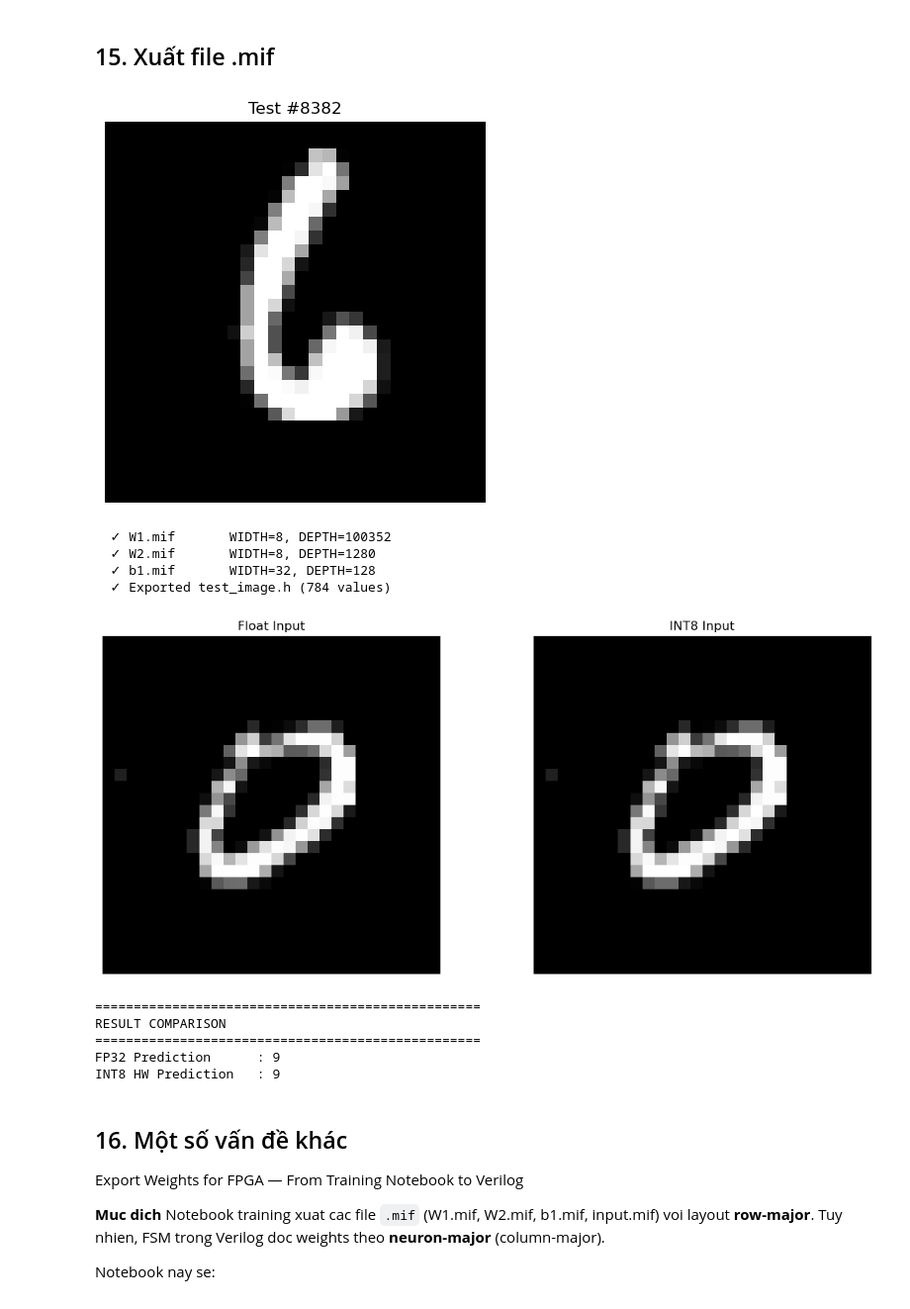
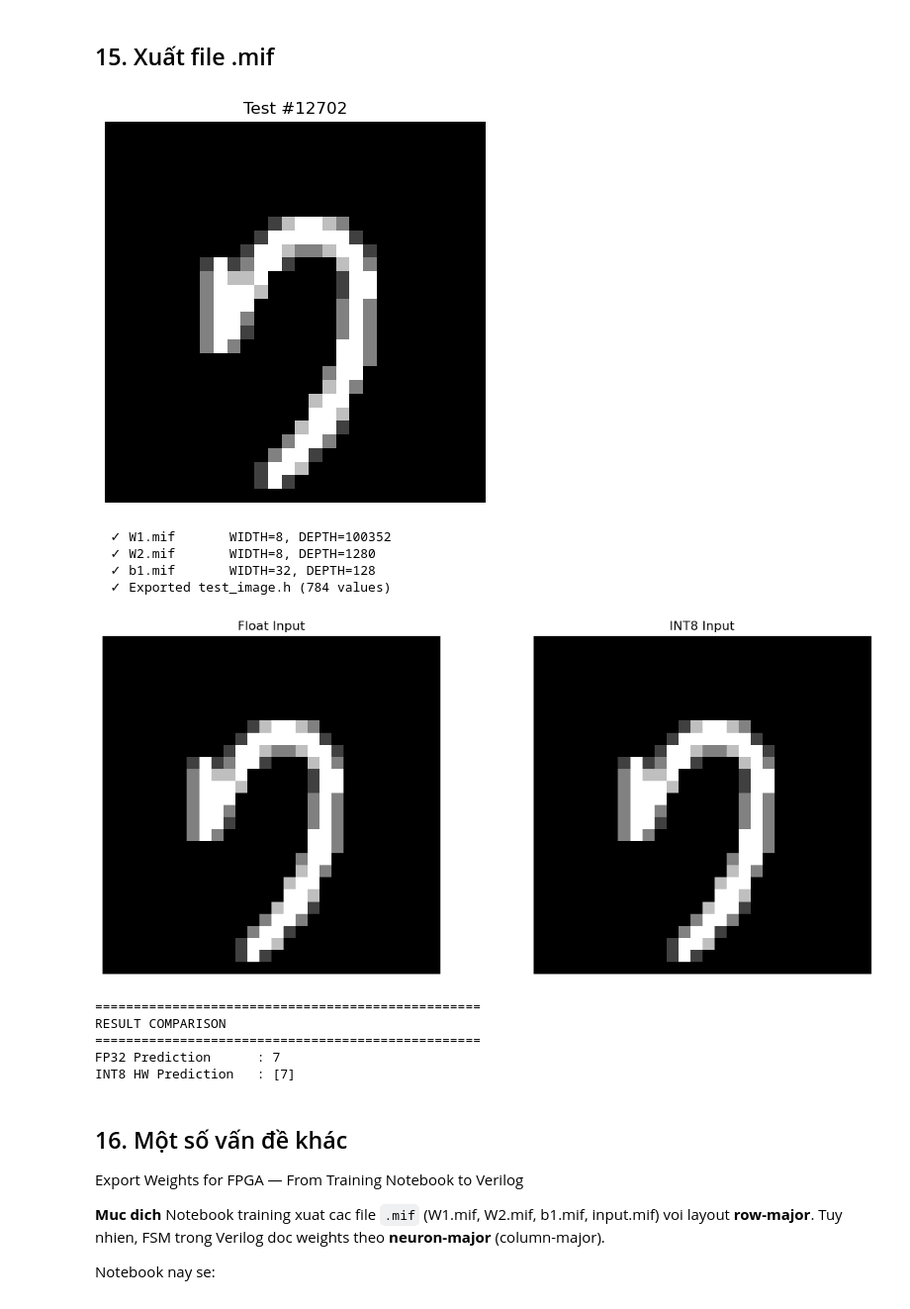
Before and after one commit to HuyVo-US/SoC-TinyML-Accelerator-MNIST-DE10-Standard-Cyclone-V, a Jupyter notebook: MNIST/mnist_mlp_training_and_export.ipynb, the cells around one changed output. Shown at 99% size. Cells and saved outputs as stored; diff of their text form; code cells hidden in the pictures.

```diff
--- a/MNIST/mnist_mlp_training_and_export.ipynb
+++ b/MNIST/mnist_mlp_training_and_export.ipynb
@@ -781,15 +781,15 @@ def export_image_to_header(img, filename, var_name):
 # %%
 # Chọn ngẫu nhiên 1 ảnh từ tập Test
 idx = np.random.randint(0, len(X_test))
-img = X_q[239]
+img = X_q[idx]
 
 plt.figure(figsize=(12, 5))
 plt.imshow(img.reshape(28,28), cmap='gray')
 plt.title(f"Test #{idx}")
 plt.axis('off')
 plt.show()
 # %% [output]
-[figure, old version]
+[figure, new version]
 # %%
 export_mif("W1.mif",    W1_q,  8)
 export_mif("W2.mif",    W2_q,  8)
@@ -804,8 +804,8 @@ export_image_to_header(img, "test_image.h", "test_image")
 # ===== Compare FP32 vs INT8 Hardware =====
 
 # 2. Lấy ảnh trước và sau quantization
-img_float = X_test[3]   # float [0,1]
-img_q     = X_q[3]      # int8  [0,127]
+img_float = X_test[idx]   # float [0,1]
+img_q     = X_q[idx]      # int8  [0,127]
 
 # 3. Hiển thị ảnh
 plt.figure(figsize=(12, 5))
@@ -828,9 +828,9 @@ sigma, _, _ = predict(img_float.reshape(1, -1), params)
 y_pred_fp32 = np.argmax(sigma)
 
 # ===== 5. Predict Hardware =====
-y_pred_hw, scores_hw = predict_int8_hw(
-    img_q,
-    W1_q.T, W2_q.T, b1_q,
+y_pred_hw = predict_int8_hw(
+    img_q.reshape(1, -1),
+    W1_q, W2_q, b1_q,
     MULT_L1, SHIFT_L1
 )
 
@@ -842,12 +842,12 @@ print("="*50)
 print(f"FP32 Prediction      : {y_pred_fp32}")
 print(f"INT8 HW Prediction   : {y_pred_hw}")
 # %% [output]
-[figure, old version]
+[figure, new version]
 ==================================================
 RESULT COMPARISON
 ==================================================
-FP32 Prediction      : 9
-INT8 HW Prediction   : 9
+FP32 Prediction      : 7
+INT8 HW Prediction   : [7]
 # %% [markdown]
 ## 16. Một số vấn đề khác
 
```
Also changed, not shown: parts of 3 cells of this notebook.
